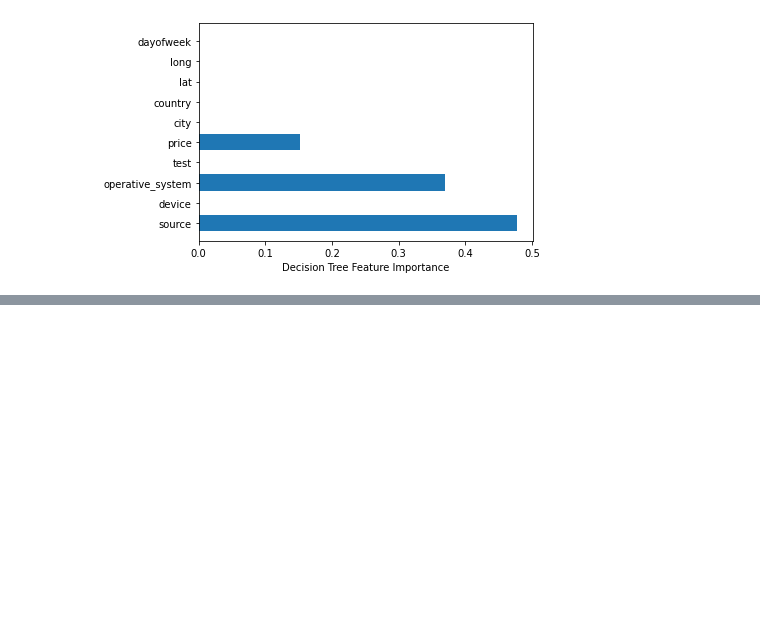
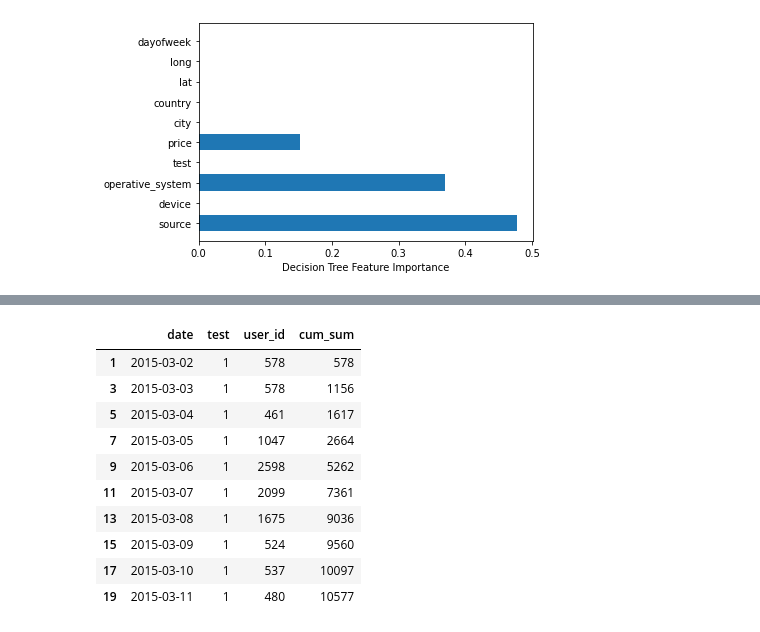
Before and after one commit to menghe2727/data_science, a Jupyter notebook: pricing_test/pricing_test.ipynb, the cells around one changed output, grey strips where cells are left out. Saved outputs shown, nothing was run; the diff lists cells and outputs as text; code cells hidden in the pictures; blank space fills up the shorter version.

```diff
--- a/pricing_test/pricing_test.ipynb
+++ b/pricing_test/pricing_test.ipynb
@@ -435,0 +513,15 @@ Clearly, the
+# %%
+# how many days can gather data for 11212 user in test group
+user_count_per_day[(user_count_per_day['test'] == 1) & (user_count_per_day['cum_sum']<= 11212)]
+# %% [output]
+|  | date | test | user_id | cum_sum |
+| 1 | 2015-03-02 | 1 | 578 | 578 |
+| 3 | 2015-03-03 | 1 | 578 | 1156 |
+| 5 | 2015-03-04 | 1 | 461 | 1617 |
+| 7 | 2015-03-05 | 1 | 1047 | 2664 |
+| 9 | 2015-03-06 | 1 | 2598 | 5262 |
+| 11 | 2015-03-07 | 1 | 2099 | 7361 |
+| 13 | 2015-03-08 | 1 | 1675 | 9036 |
+| 15 | 2015-03-09 | 1 | 524 | 9560 |
+| 17 | 2015-03-10 | 1 | 537 | 10097 |
+| 19 | 2015-03-11 | 1 | 480 | 10577 |
```
Also changed, not shown: parts of 9 cells of this notebook.
